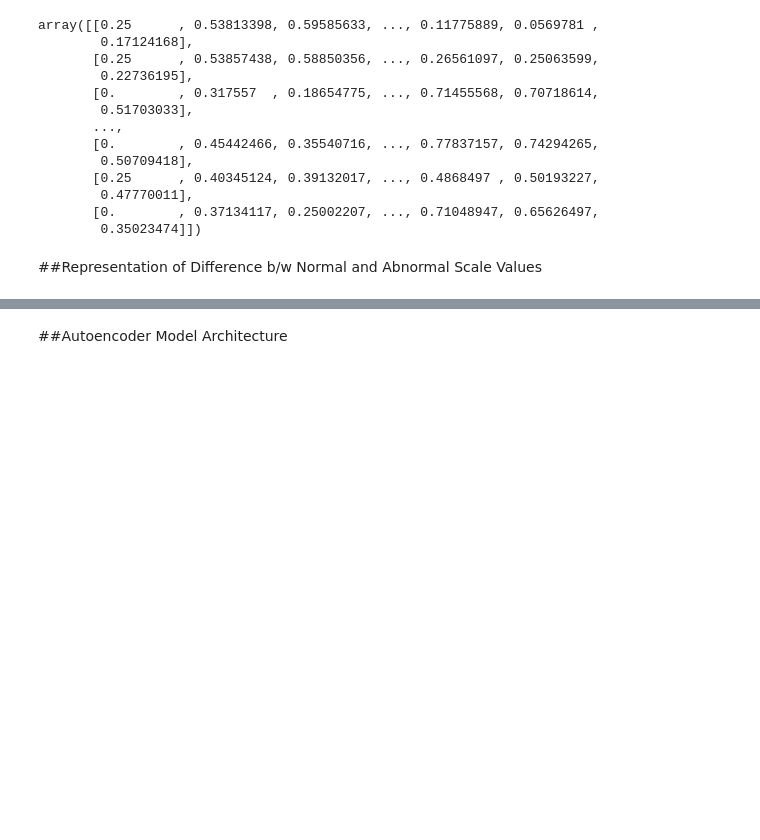
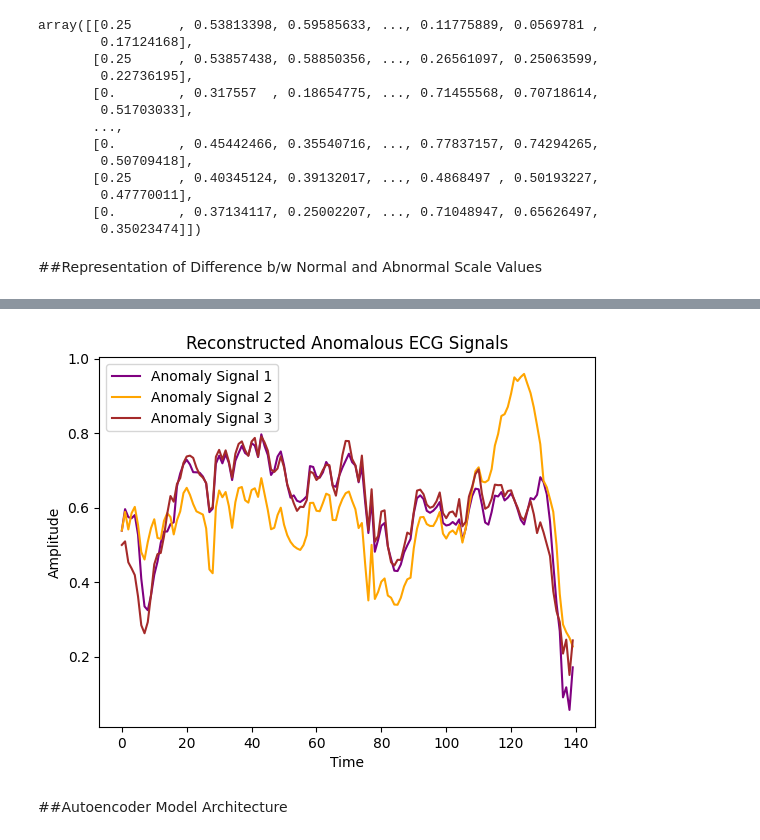
Before and after one commit to shreevatsdhyani/ECG_Anomaly_Detector, a Jupyter notebook: Copy_of_ECG_Anomaly_Detection.ipynb, the cells around one changed output, grey strips where cells are left out. Cells and saved outputs as stored; diff of their text form; code cells hidden in the pictures; blank space fills up the shorter version.

```diff
--- a/Copy_of_ECG_Anomaly_Detection.ipynb
+++ b/Copy_of_ECG_Anomaly_Detection.ipynb
@@ -256,3 +261,23 @@ plt.plot(annomaly_train[2])
+# %%
+import matplotlib.pyplot as plt
+
+# Plot anomalous reconstructed ECG signals with different colors
+plt.plot(annomaly_train[0], color='purple', label='Anomaly Signal 1')  # Purple color for the first anomalous signal
+plt.plot(annomaly_train[1], color='orange', label='Anomaly Signal 2')  # Orange color for the second anomalous signal
+plt.plot(annomaly_train[2], color='brown', label='Anomaly Signal 3')   # Brown color for the third anomalous signal
+
+# Adding title and labels
+plt.title('Reconstructed Anomalous ECG Signals')
+plt.xlabel('Time')
+plt.ylabel('Amplitude')
+
+# Displaying the legend
+plt.legend()
+
+# Show the plot
+plt.show()
+# %% [output]
+[figure, added]
 # %% [markdown]
 ##Autoencoder Model Architecture
 # %%
```
Also changed, not shown: parts of 27 cells of this notebook.
